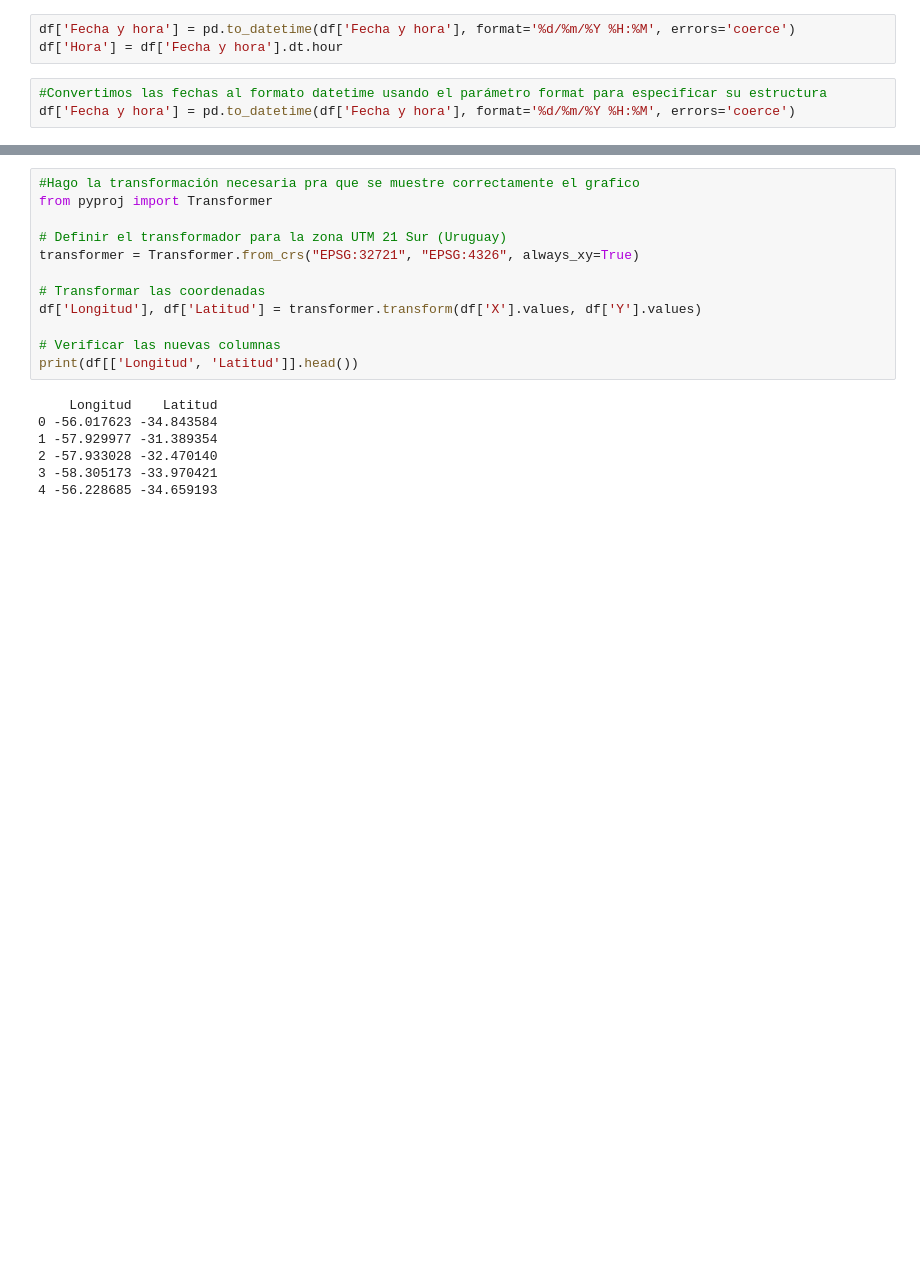
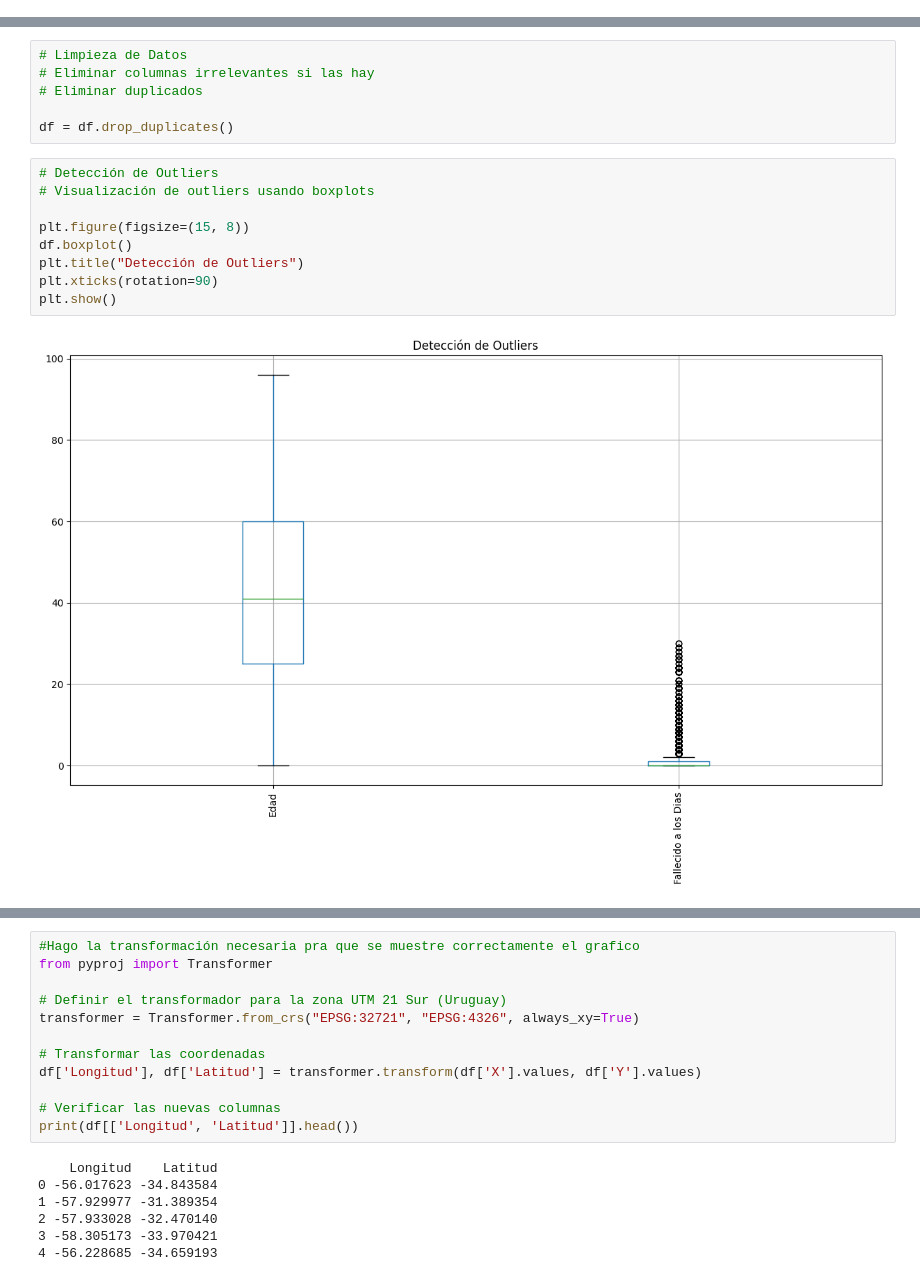
Before and after one commit to ChristianDzk/DataScience-2, a Jupyter notebook: Data Science II, primera parte proyecto.ipynb, the cells around one changed output, grey strips where cells are left out. Saved outputs shown, nothing was run; the diff lists cells and outputs as text; blank space fills up the shorter version.

```diff
--- a/Data Science II, primera parte proyecto.ipynb
+++ b/Data Science II, primera parte proyecto.ipynb
@@ -346,6 +188,0 @@ print(edad_promedio_por_vehiculo)
-# %%
-df['Fecha y hora'] = pd.to_datetime(df['Fecha y hora'], format='%d/%m/%Y %H:%M', errors='coerce')
-df['Hora'] = df['Fecha y hora'].dt.hour
-# %%
-#Convertimos las fechas al formato datetime usando el parámetro format para especificar su estructura
-df['Fecha y hora'] = pd.to_datetime(df['Fecha y hora'], format='%d/%m/%Y %H:%M', errors='coerce')
@@ -388,0 +203,17 @@ print(df.head(10))
+# %%
+# Limpieza de Datos
+# Eliminar columnas irrelevantes si las hay
+# Eliminar duplicados
+
+df = df.drop_duplicates()
+# %%
+# Detección de Outliers
+# Visualización de outliers usando boxplots
+
+plt.figure(figsize=(15, 8))
+df.boxplot()
+plt.title("Detección de Outliers")
+plt.xticks(rotation=90)
+plt.show()
+# %% [output]
+[figure, added]
```
Also changed, not shown: parts of 48 cells of this notebook.
